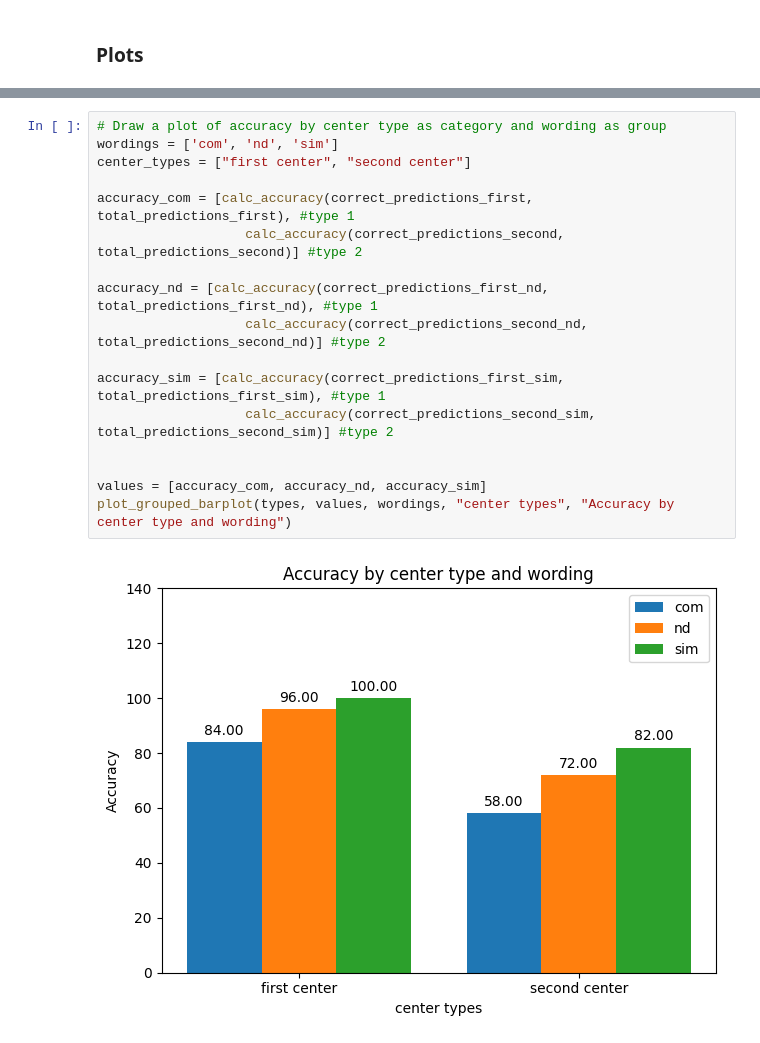
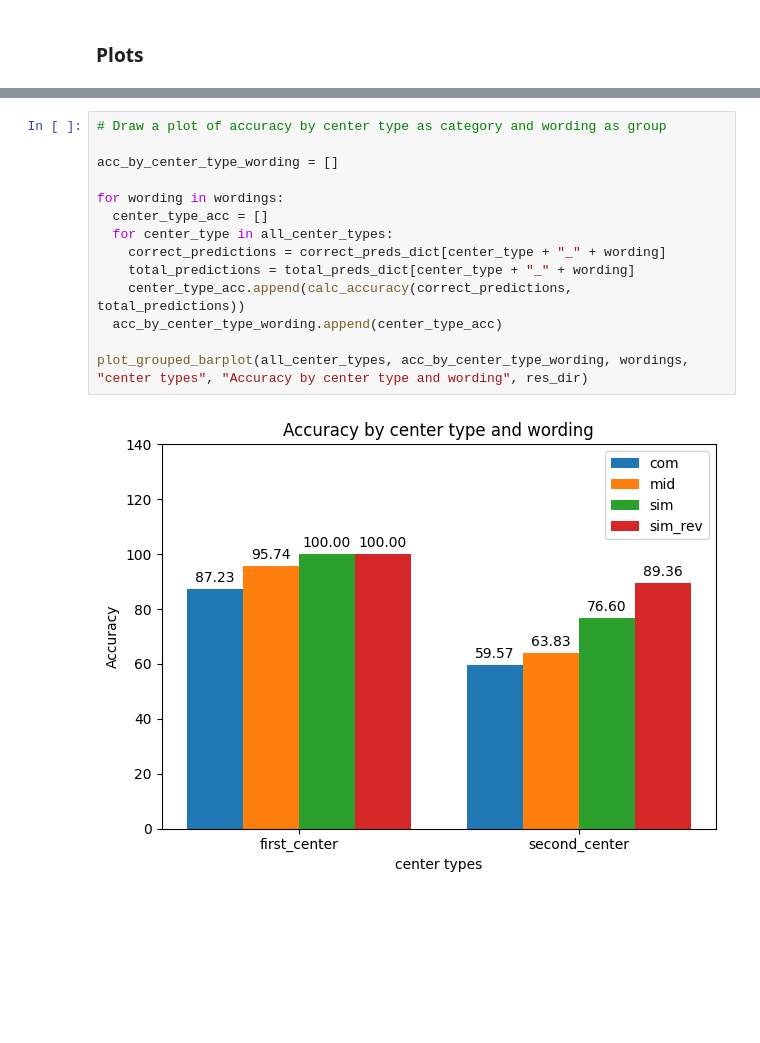
Before and after one commit to inbalh1/ModelsCognitiveSkills, a Jupyter notebook: NLP_readData_vicuna_.ipynb, the cells around one changed output, grey strips where cells are left out. Cells and saved outputs as stored; diff of their text form; blank space fills up the shorter version.

```diff
--- a/NLP_readData_vicuna_.ipynb
+++ b/NLP_readData_vicuna_.ipynb
@@ -360,19 +427,16 @@ plot_grouped_barplot(wordings, values, types, "wordings", "Accuracy by wording a
-# %%
-# Draw a plot of accuracy by center type as category and wording as group
-wordings = ['com', 'nd', 'sim']
-center_types = ["first center", "second center"]
-
-accuracy_com = [calc_accuracy(correct_predictions_first, total_predictions_first), #type 1
-                   calc_accuracy(correct_predictions_second, total_predictions_second)] #type 2
-
-accuracy_nd = [calc_accuracy(correct_predictions_first_nd, total_predictions_first_nd), #type 1
-                   calc_accuracy(correct_predictions_second_nd, total_predictions_second_nd)] #type 2
-
-accuracy_sim = [calc_accuracy(correct_predictions_first_sim, total_predictions_first_sim), #type 1
-                   calc_accuracy(correct_predictions_second_sim, total_predictions_second_sim)] #type 2
-
-
-values = [accuracy_com, accuracy_nd, accuracy_sim]
-plot_grouped_barplot(types, values, wordings, "center types", "Accuracy by center type and wording")
-# %% [output]
-[figure, removed]
+# %%
+# Draw a plot of accuracy by center type as category and wording as group
+
+acc_by_center_type_wording = []
+
+for wording in wordings:
+  center_type_acc = []
+  for center_type in all_center_types:
+    correct_predictions = correct_preds_dict[center_type + "_" + wording]
+    total_predictions = total_preds_dict[center_type + "_" + wording]
+    center_type_acc.append(calc_accuracy(correct_predictions, total_predictions))
+  acc_by_center_type_wording.append(center_type_acc)
+
+plot_grouped_barplot(all_center_types, acc_by_center_type_wording, wordings, "center types", "Accuracy by center type and wording", res_dir)
+# %% [output]
+[figure, added]
```
Also changed, not shown: parts of 38 cells of this notebook, 2 other files.
